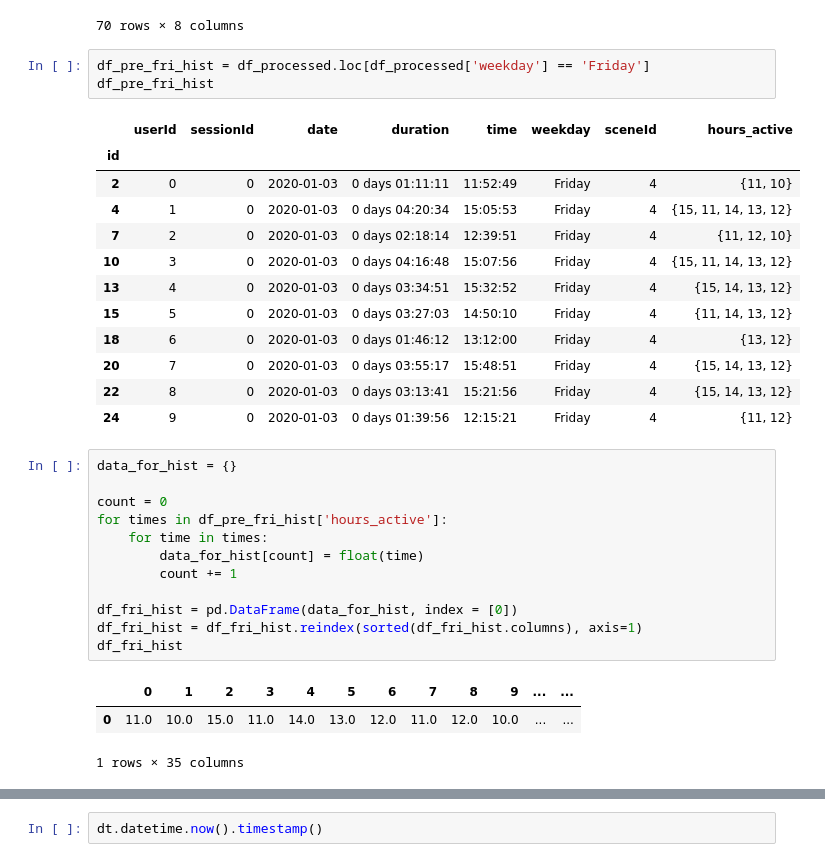
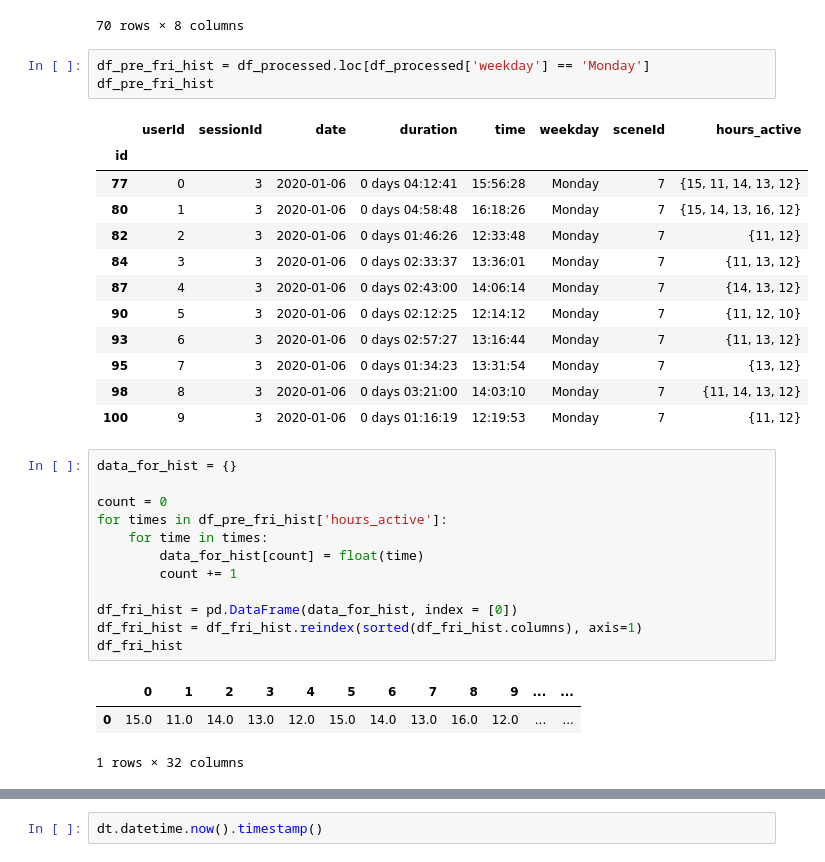
Before and after one commit to donutboy929/tictactAI, a Jupyter notebook: jupyter/visualise-a28-metrics/visualiser.ipynb, the cells around one changed output, grey strips where cells are left out. Saved outputs shown, nothing was run; the diff lists cells and outputs as text.

```diff
--- a/jupyter/visualise-a28-metrics/visualiser.ipynb
+++ b/jupyter/visualise-a28-metrics/visualiser.ipynb
@@ -217,21 +217,21 @@ df_processed
 | 171 | 9 | 6 | 2020-01-09 | 0 days 02:40:07 | 12:03:01 | Thursday | 8 | {11, 12, 10} |
 70 rows × 8 columns
 # %%
-df_pre_fri_hist = df_processed.loc[df_processed['weekday'] == 'Friday']
+df_pre_fri_hist = df_processed.loc[df_processed['weekday'] == 'Monday']
 df_pre_fri_hist
 # %% [output]
 |  | userId | sessionId | date | duration | time | weekday | sceneId | hours_active |
 | id |  |  |  |  |  |  |  |  |
-| 2 | 0 | 0 | 2020-01-03 | 0 days 01:11:11 | 11:52:49 | Friday | 4 | {11, 10} |
-| 4 | 1 | 0 | 2020-01-03 | 0 days 04:20:34 | 15:05:53 | Friday | 4 | {15, 11, 14, 13, 12} |
-| 7 | 2 | 0 | 2020-01-03 | 0 days 02:18:14 | 12:39:51 | Friday | 4 | {11, 12, 10} |
-| 10 | 3 | 0 | 2020-01-03 | 0 days 04:16:48 | 15:07:56 | Friday | 4 | {15, 11, 14, 13, 12} |
-| 13 | 4 | 0 | 2020-01-03 | 0 days 03:34:51 | 15:32:52 | Friday | 4 | {15, 14, 13, 12} |
-| 15 | 5 | 0 | 2020-01-03 | 0 days 03:27:03 | 14:50:10 | Friday | 4 | {11, 14, 13, 12} |
-| 18 | 6 | 0 | 2020-01-03 | 0 days 01:46:12 | 13:12:00 | Friday | 4 | {13, 12} |
-| 20 | 7 | 0 | 2020-01-03 | 0 days 03:55:17 | 15:48:51 | Friday | 4 | {15, 14, 13, 12} |
-| 22 | 8 | 0 | 2020-01-03 | 0 days 03:13:41 | 15:21:56 | Friday | 4 | {15, 14, 13, 12} |
-| 24 | 9 | 0 | 2020-01-03 | 0 days 01:39:56 | 12:15:21 | Friday | 4 | {11, 12} |
+| 77 | 0 | 3 | 2020-01-06 | 0 days 04:12:41 | 15:56:28 | Monday | 7 | {15, 11, 14, 13, 12} |
+| 80 | 1 | 3 | 2020-01-06 | 0 days 04:58:48 | 16:18:26 | Monday | 7 | {15, 14, 13, 16, 12} |
+| 82 | 2 | 3 | 2020-01-06 | 0 days 01:46:26 | 12:33:48 | Monday | 7 | {11, 12} |
+| 84 | 3 | 3 | 2020-01-06 | 0 days 02:33:37 | 13:36:01 | Monday | 7 | {11, 13, 12} |
+| 87 | 4 | 3 | 2020-01-06 | 0 days 02:43:00 | 14:06:14 | Monday | 7 | {14, 13, 12} |
+| 90 | 5 | 3 | 2020-01-06 | 0 days 02:12:25 | 12:14:12 | Monday | 7 | {11, 12, 10} |
+| 93 | 6 | 3 | 2020-01-06 | 0 days 02:57:27 | 13:16:44 | Monday | 7 | {11, 13, 12} |
+| 95 | 7 | 3 | 2020-01-06 | 0 days 01:34:23 | 13:31:54 | Monday | 7 | {13, 12} |
+| 98 | 8 | 3 | 2020-01-06 | 0 days 03:21:00 | 14:03:10 | Monday | 7 | {11, 14, 13, 12} |
+| 100 | 9 | 3 | 2020-01-06 | 0 days 01:16:19 | 12:19:53 | Monday | 7 | {11, 12} |
 # %%
 data_for_hist = {}
 
@@ -246,5 +246,5 @@ df_fri_hist = df_fri_hist.reindex(sorted(df_fri_hist.columns), axis=1)
 df_fri_hist
 # %% [output]
 |  | 0 | 1 | 2 | 3 | 4 | 5 | 6 | 7 | 8 | 9 | ... | ... |
-| 0 | 11.0 | 10.0 | 15.0 | 11.0 | 14.0 | 13.0 | 12.0 | 11.0 | 12.0 | 10.0 | ... | ... |
+| 0 | 15.0 | 11.0 | 14.0 | 13.0 | 12.0 | 15.0 | 14.0 | 13.0 | 16.0 | 12.0 | ... | ... |
-1 rows × 35 columns
+1 rows × 32 columns
```
Also changed, not shown: parts of 6 cells of this notebook.
